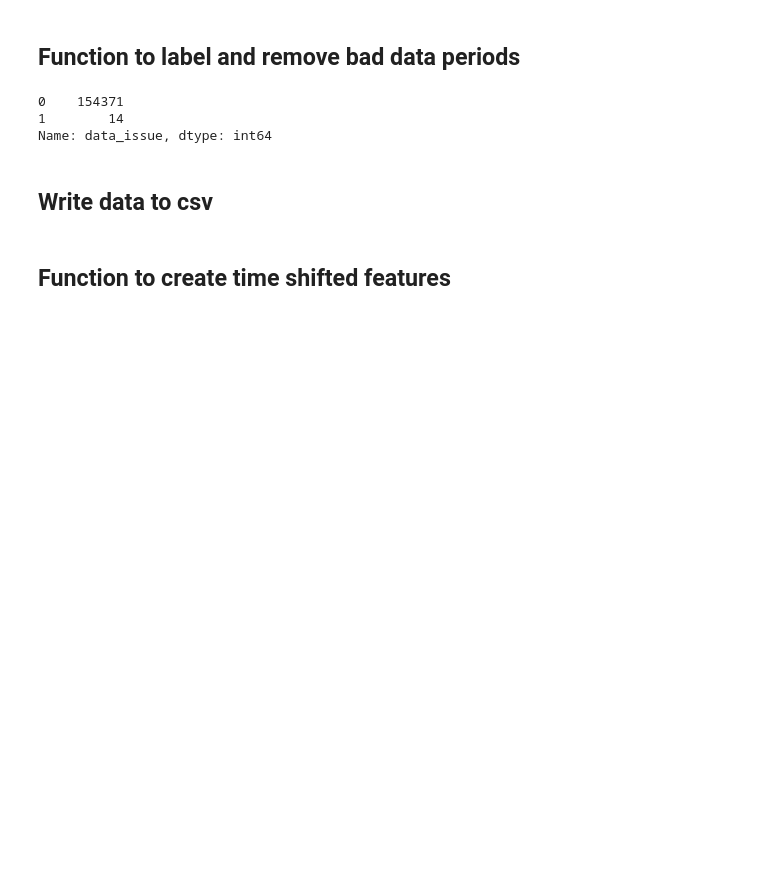
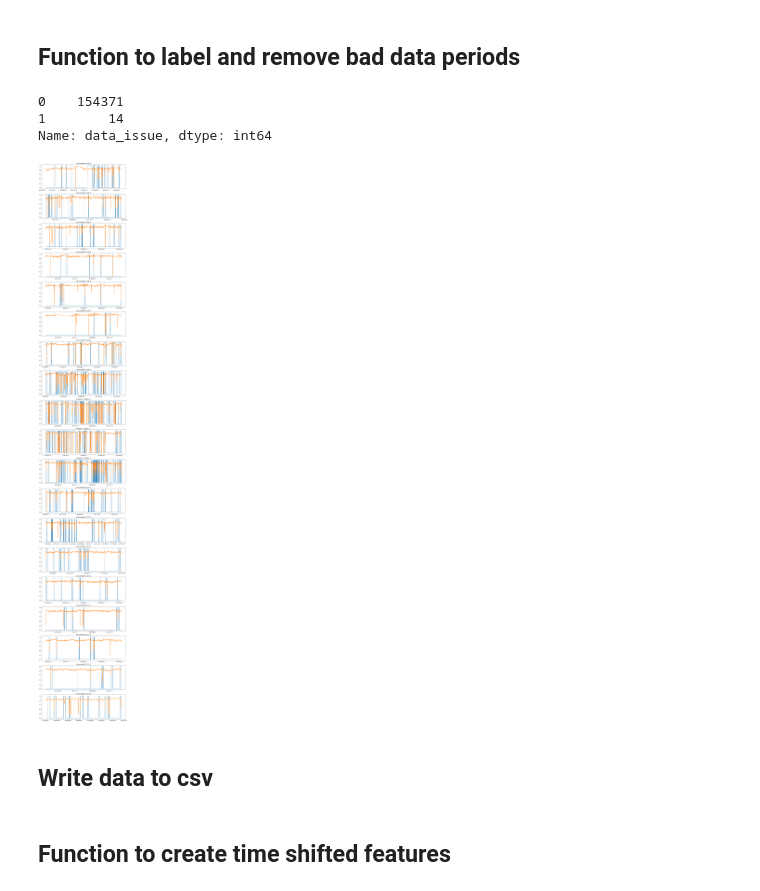
Before and after one commit to Rosina9700/dsi-capstone, a Jupyter notebook: cleaning_5526.ipynb, the cells around one changed output. Saved outputs shown, nothing was run; the diff lists cells and outputs as text; code cells hidden in the pictures; blank space fills up the shorter version.

```diff
--- a/cleaning_5526.ipynb
+++ b/cleaning_5526.ipynb
@@ -142,6 +142,11 @@ Name: data_issue, dtype: int64
 def remove_time_period(df,start, end):
     new_df = df.loc[~((df.index>=start)&(df.index<end))]
     return new_df
+# %%
+df2 = df[df['data_issue']!=1]
+plot_all_data(df2, ['relay_est','load_v1rms'])
+# %% [output]
+[figure, added]
 # %% [markdown]
 ## Write data to csv
 # %%
```
Also changed, not shown: parts of 1 cell of this notebook, 9 other files.
